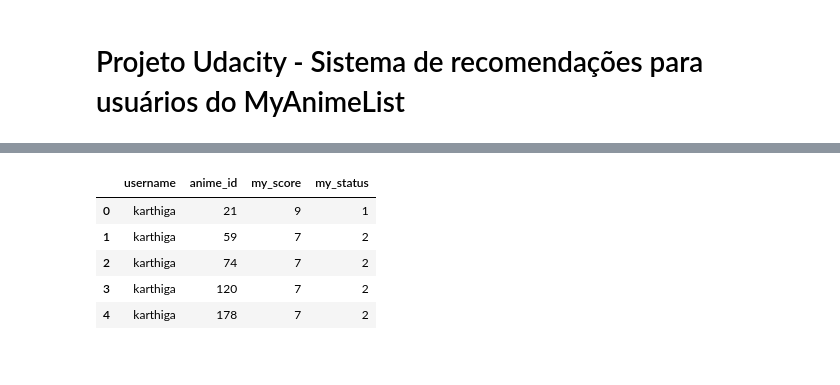
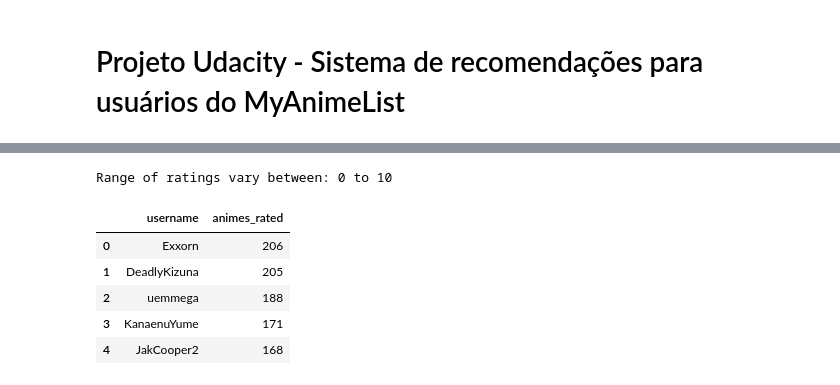
Before and after one commit to Martelloti/MyAnimeListRecSys, a Jupyter notebook: RecSys.ipynb, the cells around one changed output, grey strips where cells are left out. Saved outputs shown, nothing was run; the diff lists cells and outputs as text; code cells hidden in the pictures.

```diff
--- a/RecSys.ipynb
+++ b/RecSys.ipynb
@@ -12,5 +34,5 @@ import matplotlib.pyplot as plt
 # %%
+UsersDF = pd.read_csv('users_cleaned.csv')
 AnimesDF = pd.read_csv('anime_cleaned.csv')
-InteractionsDF = pd.read_csv('animelists_cleaned.csv')
-UsersDF = pd.read_csv('users_cleaned.csv')
+ScoresDF = pd.read_csv('animelists_cleaned.csv')
 # %%
@@ -25,3 +61,6 @@ InteractionsDF.head()
 # %%
 #Since InteractionsDF is a huge DF (2GB of data) I`ll only take the columns that are important for the recommendation system
-InteractionsDF = InteractionsDF[['username', 'anime_id', 'my_score', 'my_status']]
+ScoresDF = ScoresDF[['username', 'anime_id', 'my_score', 'my_status']]
+# %%
+ScoresDFSampled = ScoresDF.sample(frac = 0.03, random_state = 42)
+ScoresDFSampled.head()
@@ -27,0 +74,7 @@ InteractionsDF = InteractionsDF[['username', 'anime_id', 'my_score', 'my_status'
+# %%
+#Analysing all the possible values for the score
+lower_rating = ScoresDFSampled['my_score'].min()
+upper_rating = ScoresDFSampled['my_score'].max()
+print('Range of ratings vary between: {0} to {1}'.format(lower_rating, upper_rating))
+# %% [output]
+Range of ratings vary between: 0 to 10
@@ -28,9 +84,12 @@ InteractionsDF = InteractionsDF[['username', 'anime_id', 'my_score', 'my_status'
+# %%
+#Counting how many relevant scores each user have done, resetting the index (so the series could become a DF again) and changing the column names
+RatedsPerUser = ScoresDFSampled['username'].value_counts().reset_index().rename(columns={"username": "animes_rated", "index": "username"})
 # %%
-InteractionsDF.head()
+RatedsPerUser.head()
 # %% [output]
-|  | username | anime_id | my_score | my_status |
-| 0 | karthiga | 21 | 9 | 1 |
-| 1 | karthiga | 59 | 7 | 2 |
-| 2 | karthiga | 74 | 7 | 2 |
-| 3 | karthiga | 120 | 7 | 2 |
-| 4 | karthiga | 178 | 7 | 2 |
+|  | username | animes_rated |
+| 0 | Exxorn | 206 |
+| 1 | DeadlyKizuna | 205 |
+| 2 | uemmega | 188 |
+| 3 | KanaenuYume | 171 |
+| 4 | JakCooper2 | 168 |
```
Also changed, not shown: parts of 24 cells of this notebook, 1 other file.
